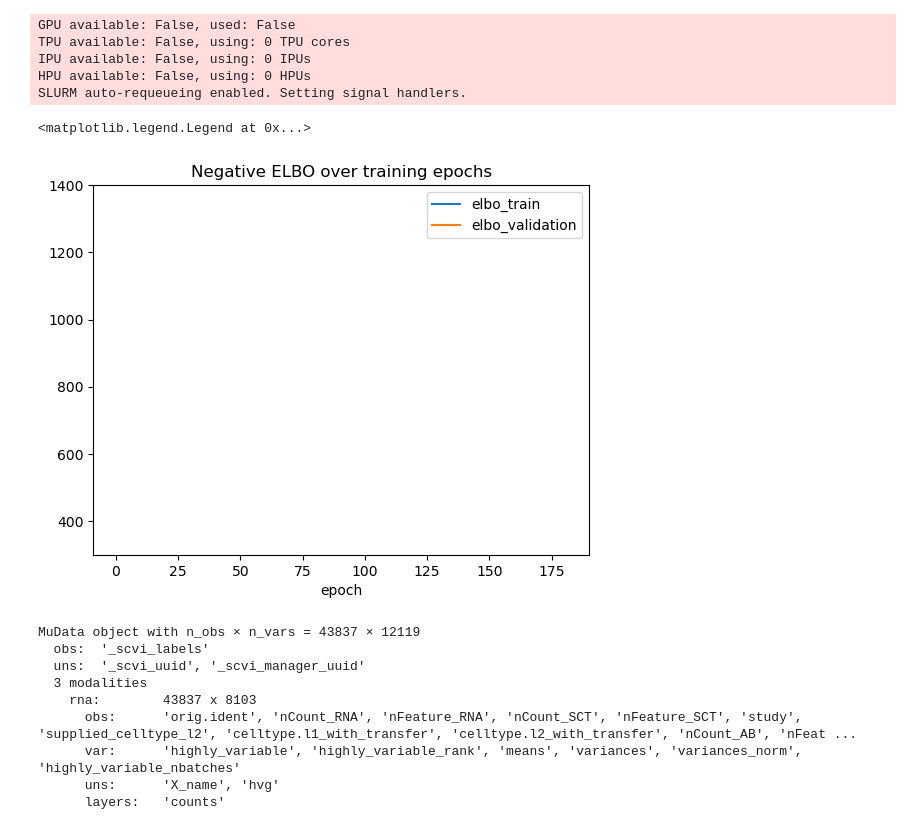
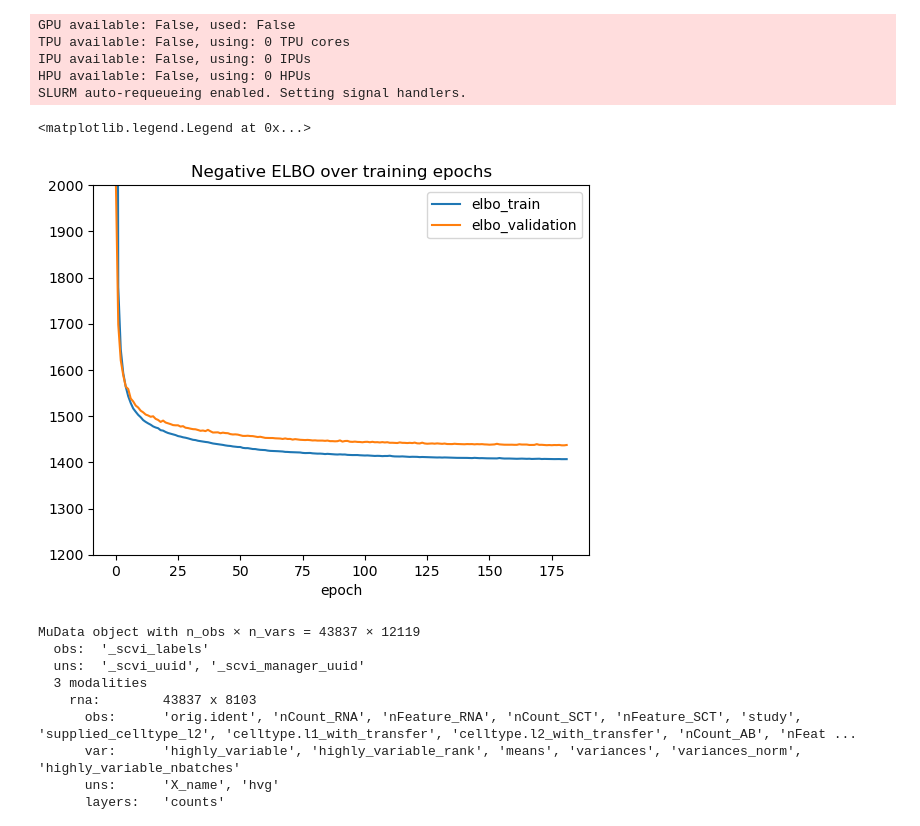
Before and after one commit to Neal-Liu1/Single-cell-multi-omics-normalization, a Jupyter notebook: scVI_bm_CITEseq.ipynb, the cells around one changed output. Drawn from its saved outputs; the diff is of its cells as text; code cells hidden in the pictures.

```diff
--- a/scVI_bm_CITEseq.ipynb
+++ b/scVI_bm_CITEseq.ipynb
@@ -235,12 +235,12 @@ SLURM auto-requeueing enabled. Setting signal handlers.
 # %%
 fig, ax = plt.subplots(1, 1)
 model.history["elbo_train"].plot(ax=ax, label="train")
 model.history["elbo_validation"].plot(ax=ax, label="validation")
-ax.set(title="Negative ELBO over training epochs", ylim=(300, 1400))
+ax.set(title="Negative ELBO over training epochs", ylim=(1200, 2000))
 ax.legend()
 # %% [output]
 <matplotlib.legend.Legend at 0x...>
-[figure, old version]
+[figure, new version]
 # %%
 # get totalVI's latent dimensions
 merged_data.mod['filtered_transcriptome'].obsm['totalVI_latent_dims'] = model.get_latent_representation()
```
Also changed, not shown: parts of 10 cells of this notebook.
